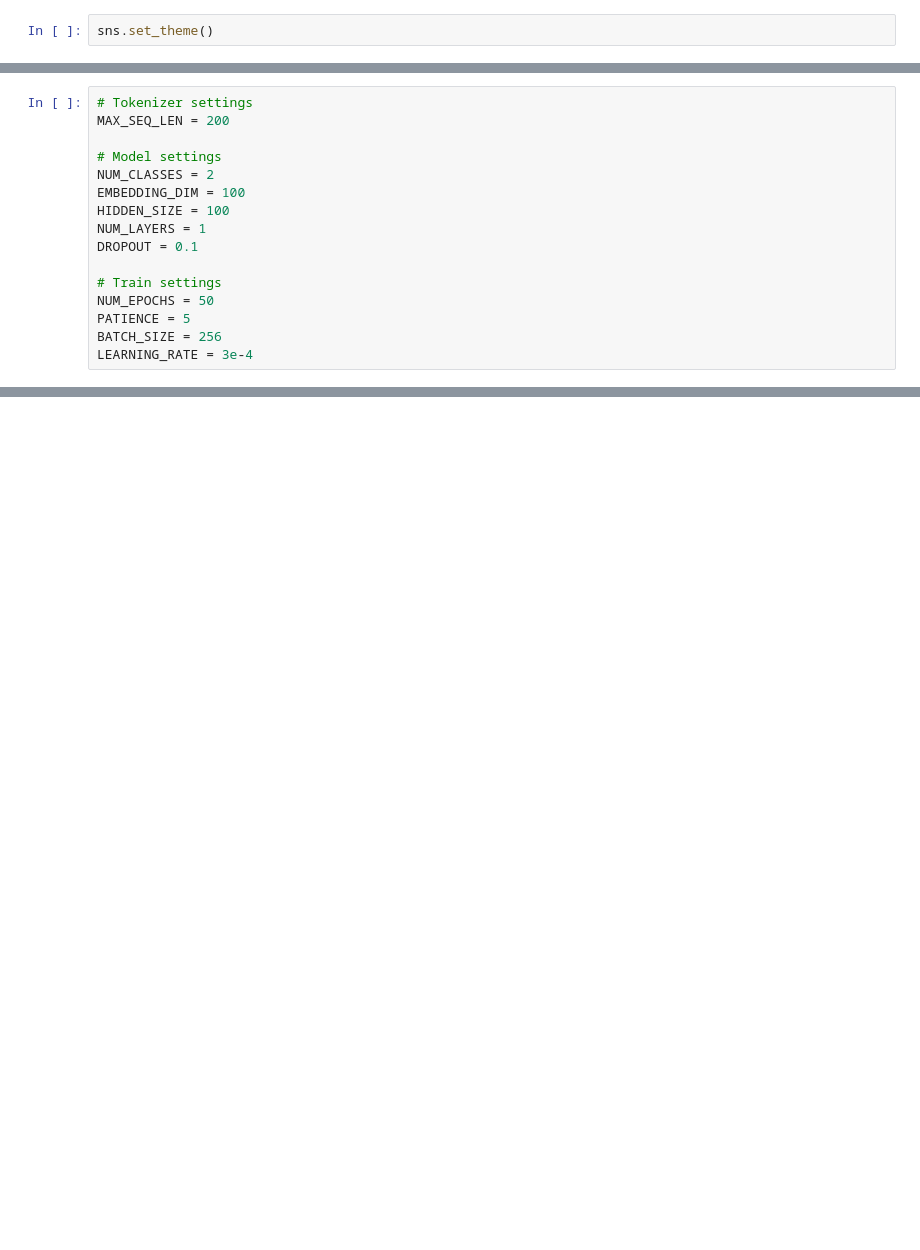
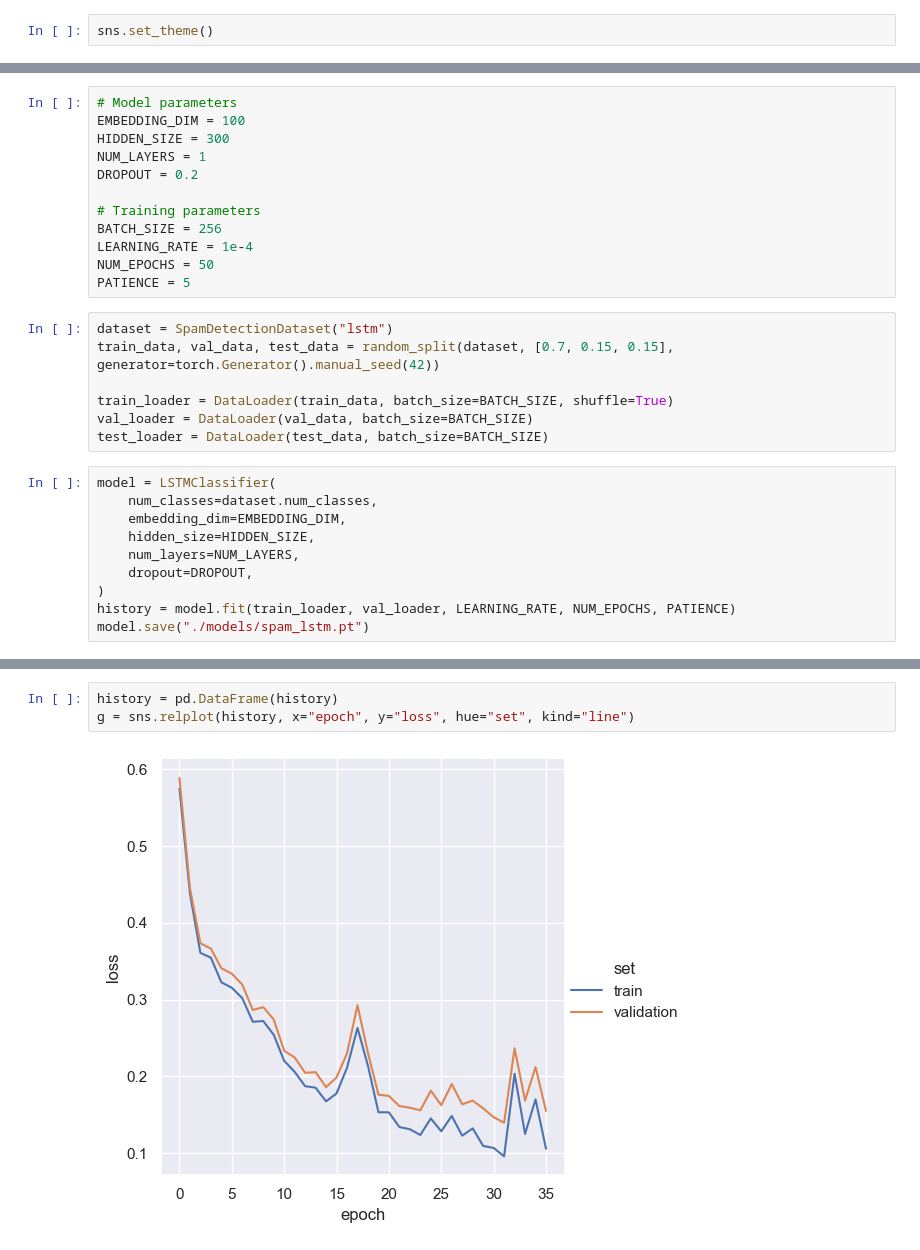
Before and after one commit to hoverslam/nlp-text-classification, a Jupyter notebook: notebooks/spam_detection.ipynb, the cells around one changed output, grey strips where cells are left out. Drawn from its saved outputs; the diff is of its cells as text; blank space fills up the shorter version.

```diff
--- a/notebooks/spam_detection.ipynb
+++ b/notebooks/spam_detection.ipynb
@@ -18,16 +28,29 @@ sns.set_theme()
 # %%
-# Tokenizer settings
-MAX_SEQ_LEN = 200
+# Model parameters
+EMBEDDING_DIM = 100
+HIDDEN_SIZE = 300
+NUM_LAYERS = 1
+DROPOUT = 0.2
 
-# Model settings
-NUM_CLASSES = 2
-EMBEDDING_DIM = 100
-HIDDEN_SIZE = 100
-NUM_LAYERS = 1
-DROPOUT = 0.1
-
-# Train settings
+# Training parameters
+BATCH_SIZE = 256
+LEARNING_RATE = 1e-4
 NUM_EPOCHS = 50
 PATIENCE = 5
-BATCH_SIZE = 256
-LEARNING_RATE = 3e-4
+# %%
+dataset = SpamDetectionDataset("lstm")
+train_data, val_data, test_data = random_split(dataset, [0.7, 0.15, 0.15], generator=torch.Generator().manual_seed(42))
+
+train_loader = DataLoader(train_data, batch_size=BATCH_SIZE, shuffle=True)
+val_loader = DataLoader(val_data, batch_size=BATCH_SIZE)
+test_loader = DataLoader(test_data, batch_size=BATCH_SIZE)
+# %%
+model = LSTMClassifier(
+    num_classes=dataset.num_classes,
+    embedding_dim=EMBEDDING_DIM,
+    hidden_size=HIDDEN_SIZE,
+    num_layers=NUM_LAYERS,
+    dropout=DROPOUT,
+)
+history = model.fit(train_loader, val_loader, LEARNING_RATE, NUM_EPOCHS, PATIENCE)
+model.save("./models/spam_lstm.pt")
@@ -33,0 +75,5 @@ LEARNING_RATE = 3e-4
+# %%
+history = pd.DataFrame(history)
+g = sns.relplot(history, x="epoch", y="loss", hue="set", kind="line")
+# %% [output]
+[figure, added]
```
Also changed, not shown: parts of 23 cells of this notebook, 2 other files.
